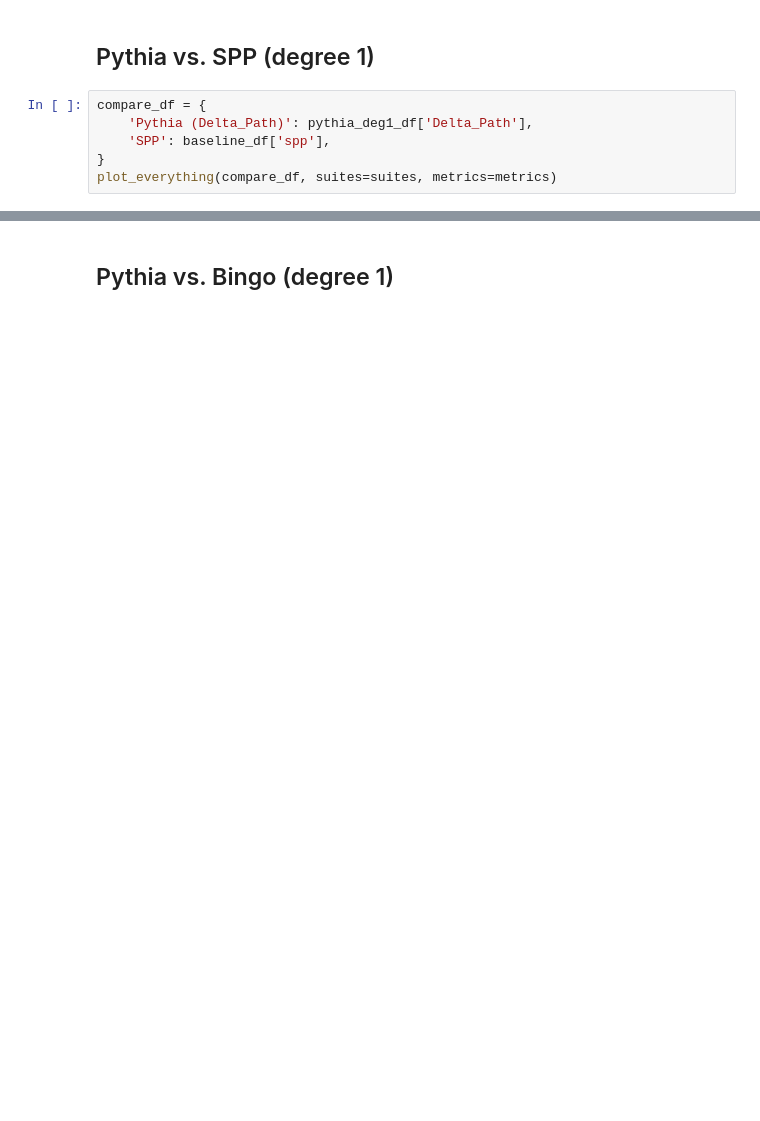
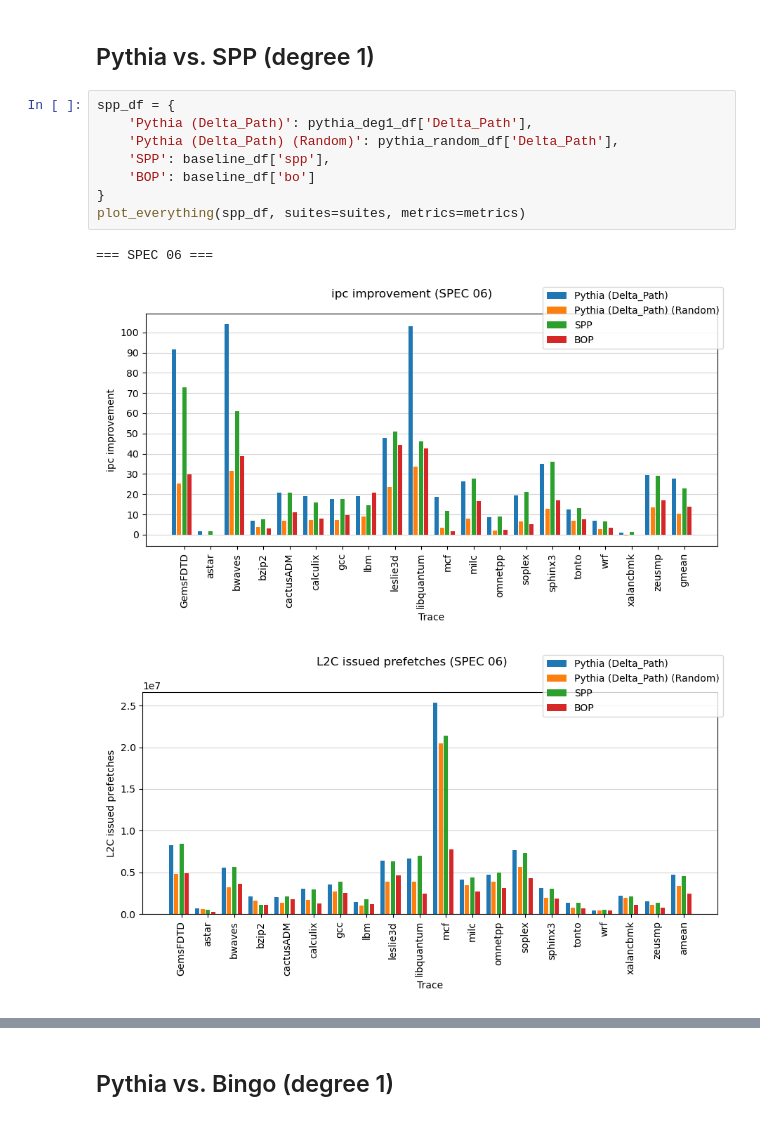
Before and after one commit to cmolder/pythia-analysis, a Jupyter notebook: pythia-features.ipynb, the cells around one changed output, grey strips where cells are left out. Drawn from its saved outputs; the diff is of its cells as text; blank space fills up the shorter version.

```diff
--- a/pythia-features.ipynb
+++ b/pythia-features.ipynb
@@ -195,8 +222,14 @@ plot_everything(compare_df, suites=suites, metrics=metrics)
 # %% [markdown]
 ## Pythia vs. SPP (degree 1)
 # %%
-compare_df = {
+spp_df = {
     'Pythia (Delta_Path)': pythia_deg1_df['Delta_Path'],
+    'Pythia (Delta_Path) (Random)': pythia_random_df['Delta_Path'],
     'SPP': baseline_df['spp'],
+    'BOP': baseline_df['bo']
 }
-plot_everything(compare_df, suites=suites, metrics=metrics)
+plot_everything(spp_df, suites=suites, metrics=metrics)
+# %% [output]
+=== SPEC 06 ===
+[figure, added]
+[figure, added]
```
Also changed, not shown: parts of 34 cells of this notebook.
